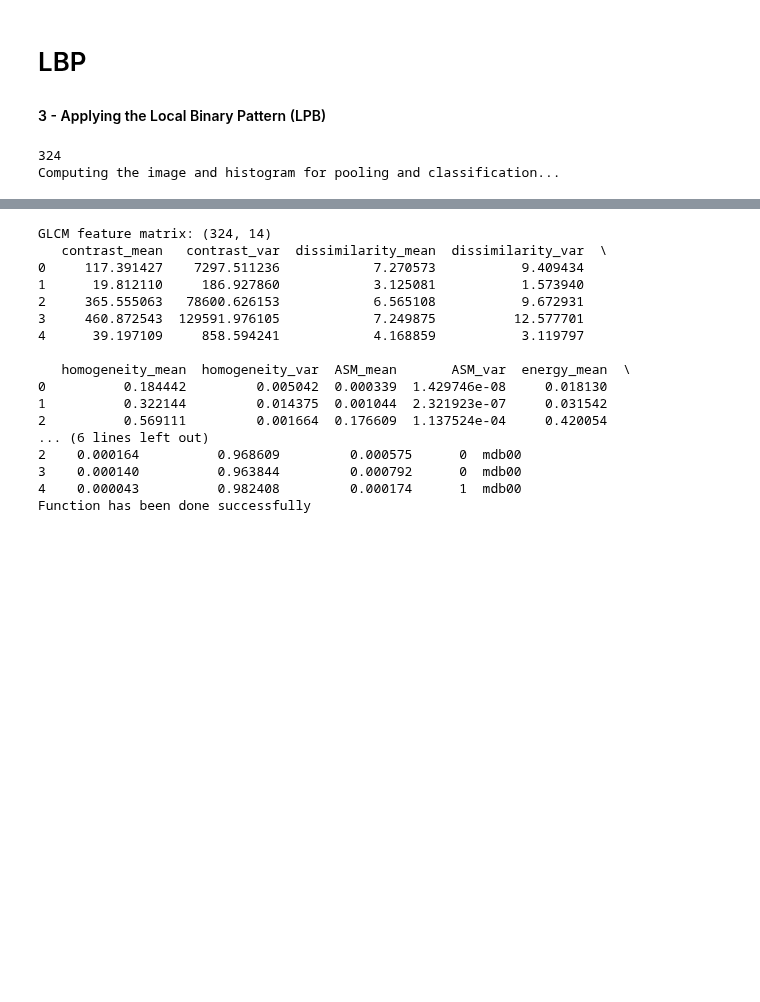
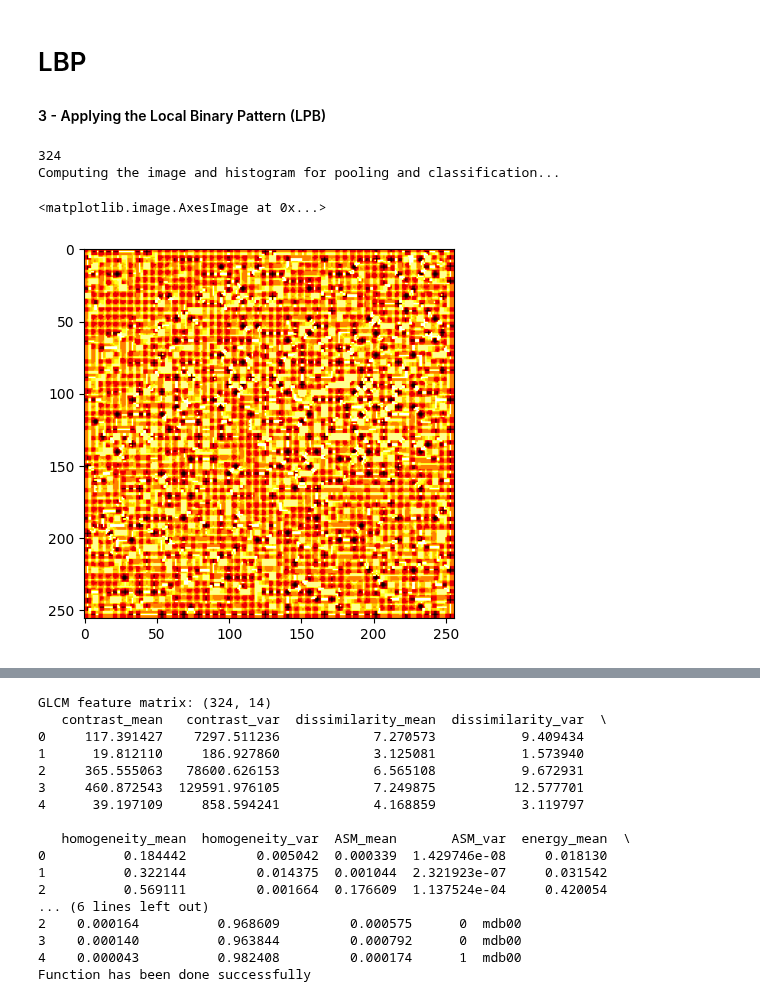
Before and after one commit to Ali-Alian/BCD, a Jupyter notebook: LBP_Final.ipynb, the cells around one changed output, grey strips where cells are left out. Saved outputs shown, nothing was run; the diff lists cells and outputs as text; code cells hidden in the pictures; blank space fills up the shorter version.

```diff
--- a/LBP_Final.ipynb
+++ b/LBP_Final.ipynb
@@ -181,6 +183,7 @@ for img in all_images:
     R = 3
     method = 'uniform'
     LBP = feature.local_binary_pattern(n_img, P, R, method)
+    plt.imshow(LBP, cmap='hot')
 #   bins_num = int(n_img.max()) + 1
     normalaized_img.append(LBP)
 print(len(normalaized_img))
@@ -203,31 +206,34 @@ def compute_histograms_for_each_region(normalaized_img, G=6, n_bins=59):
     H, W = normalaized_img.shape
     hor, wor = H // G, W // G
 # Pooling the data into 6 * 6 regions
     for i in range(G):
         for j in range(G):
             row_start = i * hor
             row_end = (i + 1) * hor
             col_start = j * wor
             col_end = (i + 1) * wor
             region = normalaized_img[row_start:row_end, col_start:col_end]
 
             hist, _ = np.histogram(region.ravel(), bins=n_bins, range=(0, n_bins))
             hist = hist.astype(float)
             if hist.sum() > 0:
                 hist /= hist.sum()
 
             histogram.append(hist)
 
     # print(len(histogram))
     # count = 0
     # for i in range(count):
     #     count + 1
     #     print(f"Histogram Done!. . . {i}")
+    print(histogram)
     return histogram
-
+plt.imshow(LBP, cmap='hot')
 
 # histogram = compute_histograms_for_each_region(normalaized_img)
 # print(len(histogram))
 # %% [output]
 324
 Computing the image and histogram for pooling and classification...
+<matplotlib.image.AxesImage at 0x...>
+[figure, added]
```
Also changed, not shown: parts of 3 cells of this notebook.
